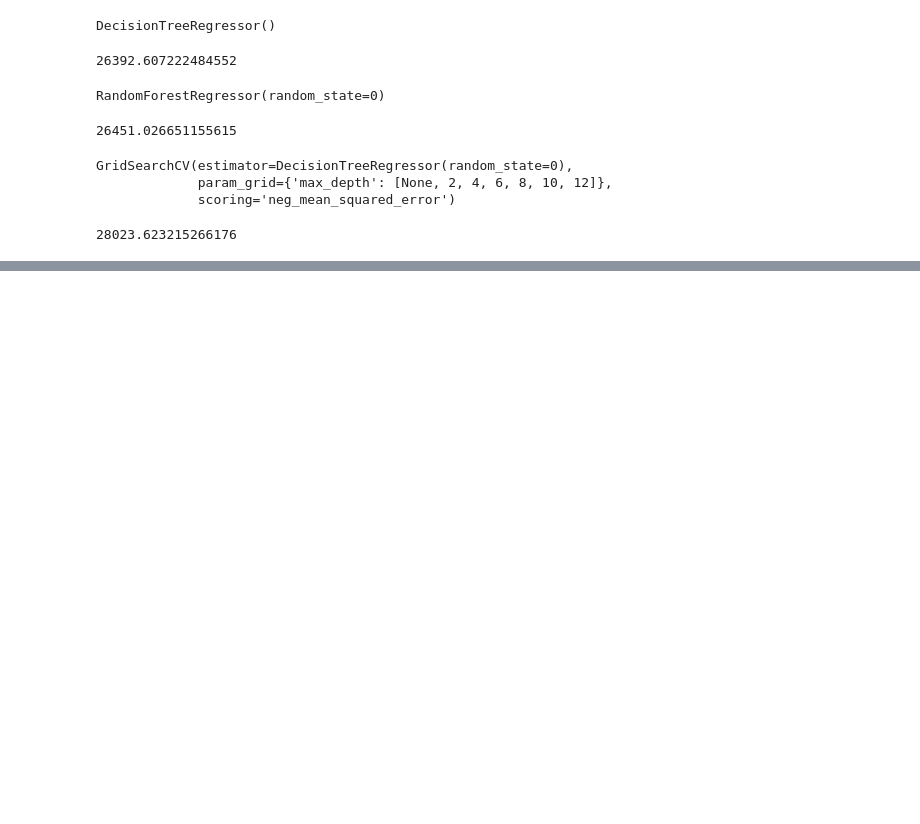
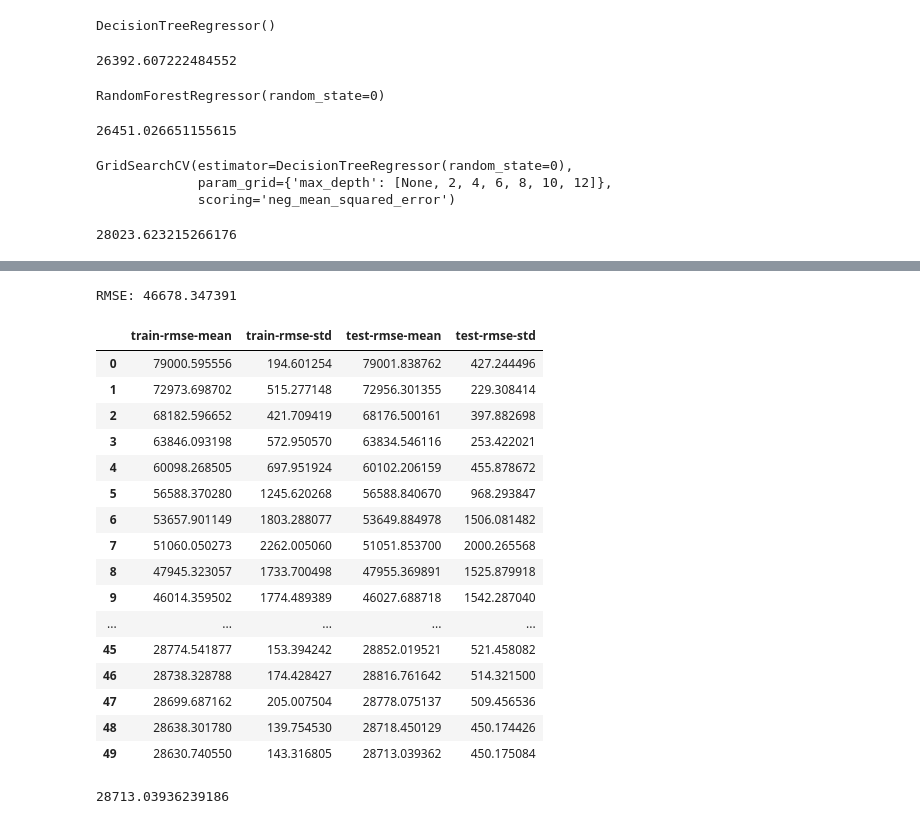
Before and after one commit to Nishaddd/DS_StackOver_Flow_Salary_Prediction-_-_Data_Exploration, a Jupyter notebook: SO_2021_data.ipynb, the cells around one changed output, grey strips where cells are left out. Saved outputs shown, nothing was run; the diff lists cells and outputs as text; code cells hidden in the pictures; blank space fills up the shorter version.

```diff
--- a/SO_2021_data.ipynb
+++ b/SO_2021_data.ipynb
@@ -365,0 +399,4 @@ error
+# %%
+X =df.drop("Salary",axis = 1)
+y = df['Salary']
+from sklearn.metrics import mean_squared_error
@@ -365,0 +405,2 @@ error
+# %%
+data_dmatrix = xgb.DMatrix(data=X,label=y)
@@ -366,3 +413,38 @@ error
+# %%
+rmse = np.sqrt(mean_squared_error(y_test, preds))
+print("RMSE: %f" % (rmse))
+# %% [output]
+RMSE: 46678.347391
+# %%
+params = {"objective":"reg:squarederror",'colsample_bytree': 0.3,'learning_rate': 0.1,
+                'max_depth': 5, 'alpha': 10}
+
+cv_results = xgb.cv(dtrain=data_dmatrix, params=params, nfold=3,
+                    num_boost_round=50,early_stopping_rounds=10,metrics="rmse", as_pandas=True, seed=0)
+# %%
+cv_results
+# %% [output]
+|  | train-rmse-mean | train-rmse-std | test-rmse-mean | test-rmse-std |
+| 0 | 79000.595556 | 194.601254 | 79001.838762 | 427.244496 |
+| 1 | 72973.698702 | 515.277148 | 72956.301355 | 229.308414 |
+| 2 | 68182.596652 | 421.709419 | 68176.500161 | 397.882698 |
+| 3 | 63846.093198 | 572.950570 | 63834.546116 | 253.422021 |
+| 4 | 60098.268505 | 697.951924 | 60102.206159 | 455.878672 |
+| 5 | 56588.370280 | 1245.620268 | 56588.840670 | 968.293847 |
+| 6 | 53657.901149 | 1803.288077 | 53649.884978 | 1506.081482 |
+| 7 | 51060.050273 | 2262.005060 | 51051.853700 | 2000.265568 |
+| 8 | 47945.323057 | 1733.700498 | 47955.369891 | 1525.879918 |
+| 9 | 46014.359502 | 1774.489389 | 46027.688718 | 1542.287040 |
+| ... | ... | ... | ... | ... |
+| 45 | 28774.541877 | 153.394242 | 28852.019521 | 521.458082 |
+| 46 | 28738.328788 | 174.428427 | 28816.761642 | 514.321500 |
+| 47 | 28699.687162 | 205.007504 | 28778.075137 | 509.456536 |
+| 48 | 28638.301780 | 139.754530 | 28718.450129 | 450.174426 |
+| 49 | 28630.740550 | 143.316805 | 28713.039362 | 450.175084 |
+# %%
+print(cv_results["test-rmse-mean"][49])
+# %% [output]
+28713.03936239186
 # %%
 #
 import numpy as np
```
Also changed, not shown: parts of 12 cells of this notebook, 4 other files.
